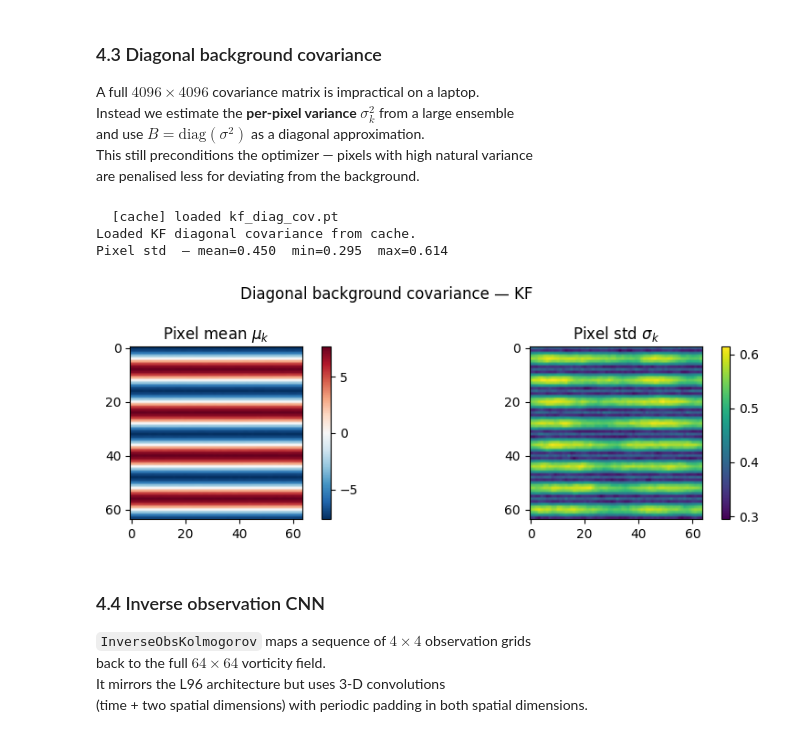
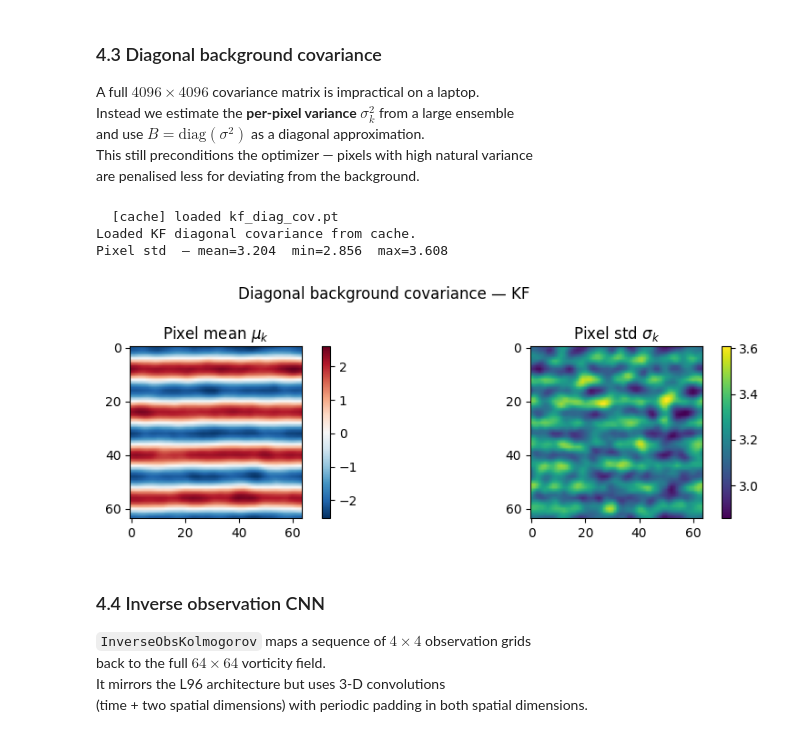
Before and after one commit to ericxu1070/invobs-data-assimilation, a Jupyter notebook: PyTorch_InvObs_DA.ipynb, the cells around one changed output. Drawn from its saved outputs; the diff is of its cells as text; code cells hidden in the pictures.

```diff
--- a/PyTorch_InvObs_DA.ipynb
+++ b/PyTorch_InvObs_DA.ipynb
@@ -375,9 +377,9 @@ x0_invobs = inverter(Y_b).squeeze(0)[0].detach()                      # (grid,)
 configs = [
     ('obs-only (baseline init)',     0,   500, x0_baseline),
     ('physics-only (baseline init)', 500, 0,   x0_baseline),
-    ('hybrid (baseline init)',       100, 400, x0_baseline),
+    ('hybrid (baseline init)',       200, 300, x0_baseline),
     ('obs-only (invobs init)',       0,   500, x0_invobs),
-    ('hybrid (invobs init)',         100, 400, x0_invobs),
+    ('hybrid (invobs init)',         200, 300, x0_invobs),
 ]
 results = {}
 for name, p_steps, o_steps, init in configs:
@@ -436,7 +436,7 @@ for sigma in NOISE_LEVELS:
     mode_configs = {
         'obs-only': (0, 500),
         'physics-only': (500, 0),
-        'hybrid': (100, 400),
+        'hybrid': (200, 300),
     }
     # Batched init: all N_EVAL samples at once.
     X0_init = baseline_init_l96(L96, Y)  # (N_EVAL, grid)
@@ -857,41 +971,50 @@ and use $B = \text{diag}(\sigma^2)$ as a diagonal approximation.
 This still preconditions the optimizer — pixels with high natural variance
 are penalised less for deviating from the background.
 # %%
-def estimate_diagonal_cov_kf(kf, n_samples=500, n_warmup_inner=300, seed=10):
+def estimate_diagonal_cov_kf(kf, n_samples=500, n_warmup_inner=750, seed=10):
     """Per-pixel variance over an ensemble of stationary-regime vorticity fields."""
     g = torch.Generator(device=device).manual_seed(seed)
     omega0 = torch.randn(n_samples, kf.N, kf.N, device=device, generator=g) * 0.5
-    warmed = torch.stack([kf.warmup(o, n_warmup_inner) for o in omega0], dim=0)  # (N,H,W)
-    mean   = warmed.mean(dim=0)                         # (H, W)
-    var    = ((warmed - mean) ** 2).mean(dim=0)         # (H, W)  per-pixel variance
-    var    = torch.clamp(var, min=1e-6)
-    std    = var.sqrt()                                 # (H, W)
+
+    # Batched warmup in spectral space
+    omega_hat = torch.fft.fft2(omega0)     # (N, H, W) complex
+    saved = kf.n_inner
+    kf.n_inner = 1
+    for _ in range(n_warmup_inner):
+        omega_hat = kf.step(omega_hat)
+    kf.n_inner = saved
+    warmed = torch.fft.ifft2(omega_hat).real   # (N, H, W)
+
+    mean = warmed.mean(dim=0)
+    var  = ((warmed - mean) ** 2).mean(dim=0)
+    var  = torch.clamp(var, min=1e-6)
+    std  = var.sqrt()
     return dict(var=var, std=std, std_inv=1.0 / std, mean=mean)
 
 
 kf_corr_cache = load_cache('kf_diag_cov.pt')
 if kf_corr_cache is None:
     print('Estimating KF diagonal covariance ...')
-    kf_corr = estimate_diagonal_cov_kf(KF_PAPER, n_samples=500, n_warmup_inner=300)
+    kf_corr = estimate_diagonal_cov_kf(KF_PAPER, n_samples=500, n_warmup_inner=1500)
     save_cache(kf_corr, 'kf_diag_cov.pt')
 else:
     kf_corr = kf_corr_cache
     print('Loaded KF diagonal covariance from cache.')
 
 print(f'Pixel std  — mean={kf_corr["std"].mean():.3f}  '
       f'min={kf_corr["std"].min():.3f}  max={kf_corr["std"].max():.3f}')
 
 fig, axes = plt.subplots(1, 2, figsize=(9, 3))
 im0 = axes[0].imshow(kf_corr['mean'].cpu(), cmap='RdBu_r')
 axes[0].set_title('Pixel mean $\\mu_k$'); plt.colorbar(im0, ax=axes[0])
 im1 = axes[1].imshow(kf_corr['std'].cpu(), cmap='viridis')
 axes[1].set_title('Pixel std $\\sigma_k$'); plt.colorbar(im1, ax=axes[1])
 plt.suptitle('Diagonal background covariance — KF'); plt.tight_layout(); plt.show()
 # %% [output]
   [cache] loaded kf_diag_cov.pt
 Loaded KF diagonal covariance from cache.
-Pixel std  — mean=0.450  min=0.295  max=0.614
+Pixel std  — mean=3.204  min=2.856  max=3.608
-[figure, old version]
+[figure, new version]
 # %% [markdown]
 ### 4.4 Inverse observation CNN
 
```
Also changed, not shown: parts of 24 cells of this notebook.
